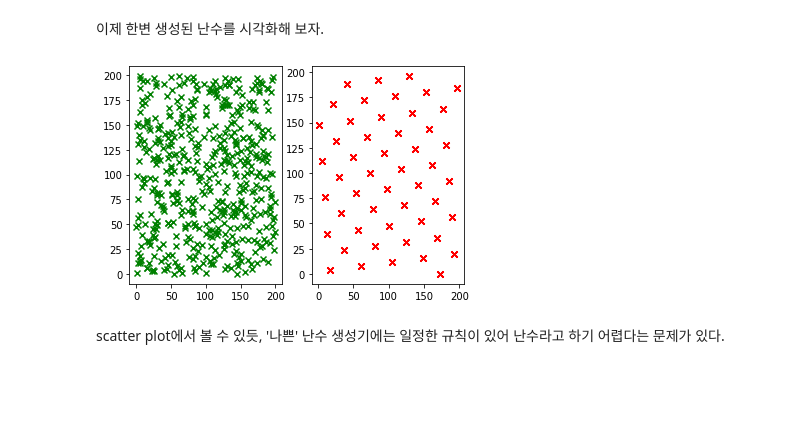
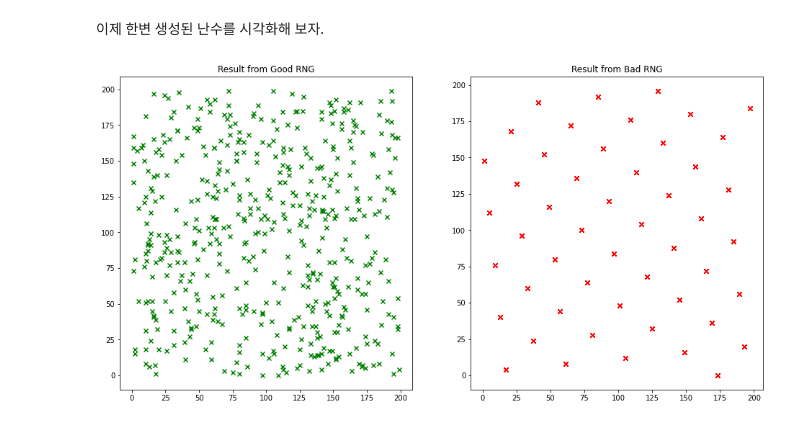
Before and after one commit to dasanlab/computational-physics, a Jupyter notebook: Monte_Carlo_Method.ipynb, the cells around one changed output. Saved outputs shown, nothing was run; the diff lists cells and outputs as text; code cells hidden in the pictures; blank space fills up the shorter version.

```diff
--- a/Monte_Carlo_Method.ipynb
+++ b/Monte_Carlo_Method.ipynb
@@ -34,14 +36,15 @@ bad_rng(10)
 # %% [markdown]
 이제 한변 생성된 난수를 시각화해 보자.
 # %%
+plt.figure(figsize=(16, 8))
 plt.subplot(1, 2, 1)
+plt.title('Result from Good RNG')
 good_X, good_Y = good_rng(1000)
 plt.scatter(good_X, good_Y, c='green', marker='x')
 plt.subplot(1, 2, 2)
+plt.title('Result from Bad RNG')
 bad_X, bad_Y = bad_rng(1000)
 plt.scatter(bad_X, bad_Y, c='red', marker='x')
 plt.show()
 # %% [output]
-[figure, old version]
+[figure, new version]
-# %% [markdown]
-scatter plot에서 볼 수 있듯, '나쁜' 난수 생성기에는 일정한 규칙이 있어 난수라고 하기 어렵다는 문제가 있다.
```
Also changed, not shown: parts of 18 cells of this notebook.
